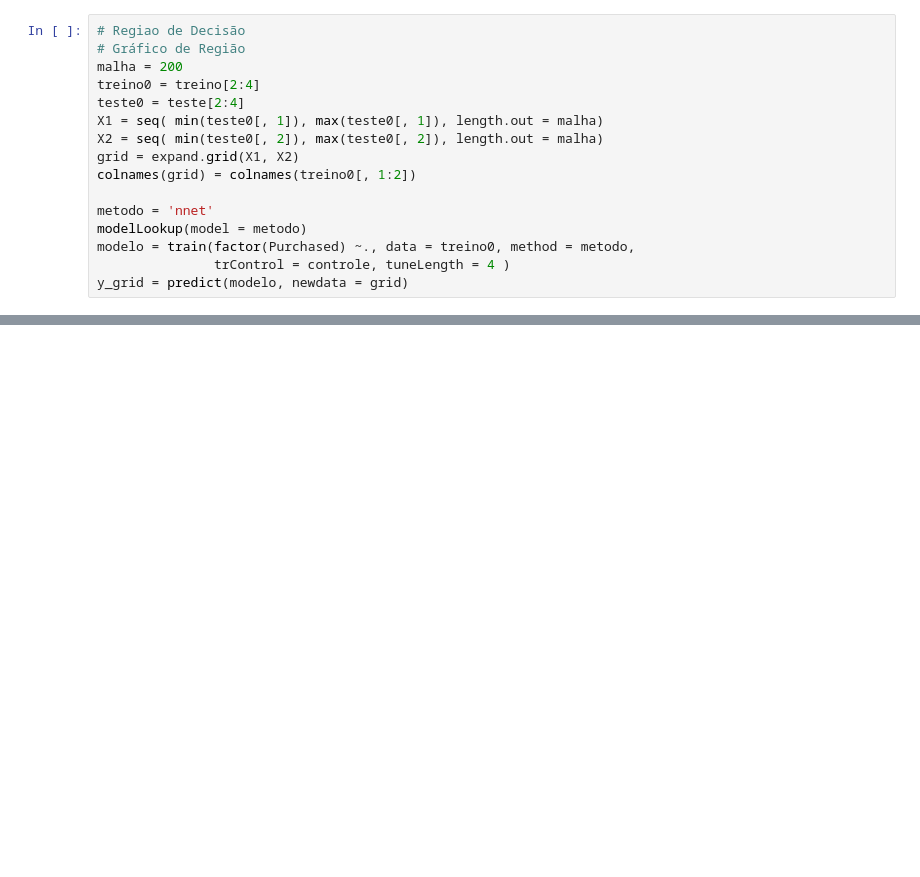
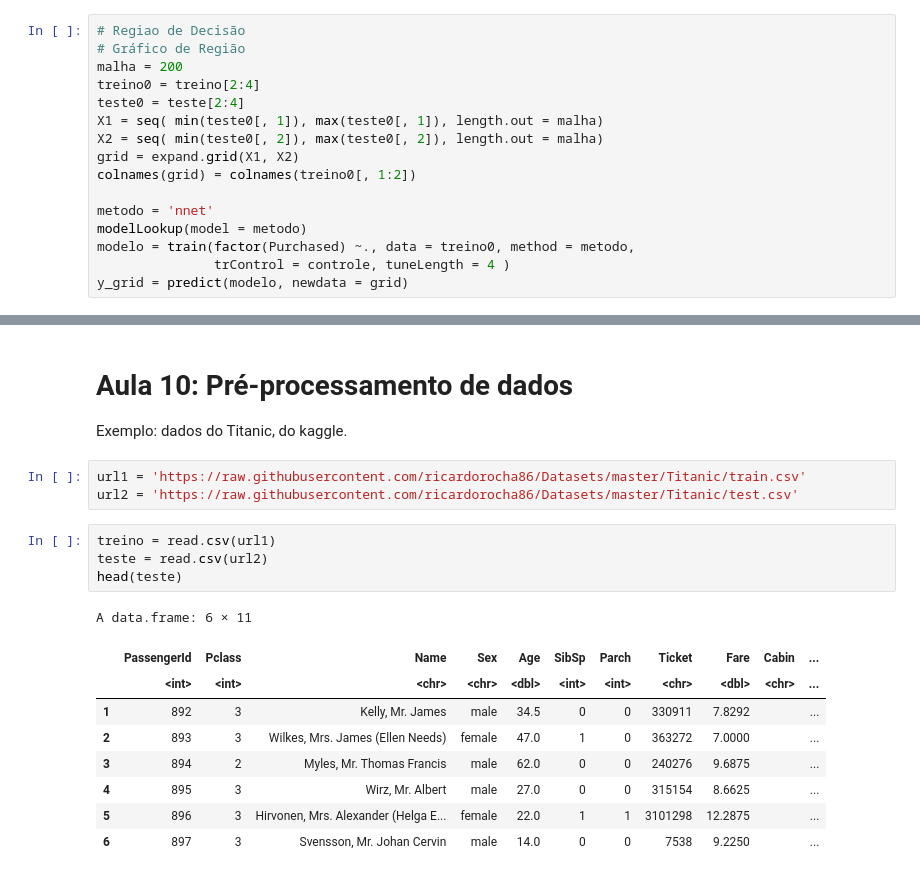
Before and after one commit to ricardorocha86/Topicos-B, a Jupyter notebook: Script_de_Aula.ipynb, the cells around one changed output, grey strips where cells are left out. Drawn from its saved outputs; the diff is of its cells as text; blank space fills up the shorter version.

```diff
--- a/Script_de_Aula.ipynb
+++ b/Script_de_Aula.ipynb
@@ -1359,0 +775,21 @@ points(treino0, pch = 24, bg = ifelse(treino0[, 3] == 1, 'firebrick4', 'dodgerbl
+# %% [markdown]
+# **Aula 10:** Pré-processamento de dados
+
+Exemplo: dados do Titanic, do kaggle.
+# %%
+url1 = 'https://raw.githubusercontent.com/ricardorocha86/Datasets/master/Titanic/train.csv'
+url2 = 'https://raw.githubusercontent.com/ricardorocha86/Datasets/master/Titanic/test.csv'
+# %%
+treino = read.csv(url1)
+teste = read.csv(url2)
+head(teste)
+# %% [output]
+A data.frame: 6 × 11
+|  | PassengerId | Pclass | Name | Sex | Age | SibSp | Parch | Ticket | Fare | Cabin | ... |
+|  | <int> | <int> | <chr> | <chr> | <dbl> | <int> | <int> | <chr> | <dbl> | <chr> | ... |
+| 1 | 892 | 3 | Kelly, Mr. James | male | 34.5 | 0 | 0 | 330911 | 7.8292 |  | ... |
+| 2 | 893 | 3 | Wilkes, Mrs. James (Ellen Needs) | female | 47.0 | 1 | 0 | 363272 | 7.0000 |  | ... |
+| 3 | 894 | 2 | Myles, Mr. Thomas Francis | male | 62.0 | 0 | 0 | 240276 | 9.6875 |  | ... |
+| 4 | 895 | 3 | Wirz, Mr. Albert | male | 27.0 | 0 | 0 | 315154 | 8.6625 |  | ... |
+| 5 | 896 | 3 | Hirvonen, Mrs. Alexander (Helga E... | female | 22.0 | 1 | 1 | 3101298 | 12.2875 |  | ... |
+| 6 | 897 | 3 | Svensson, Mr. Johan Cervin | male | 14.0 | 0 | 0 | 7538 | 9.2250 |  | ... |
```
Also changed, not shown: parts of 151 cells of this notebook.
